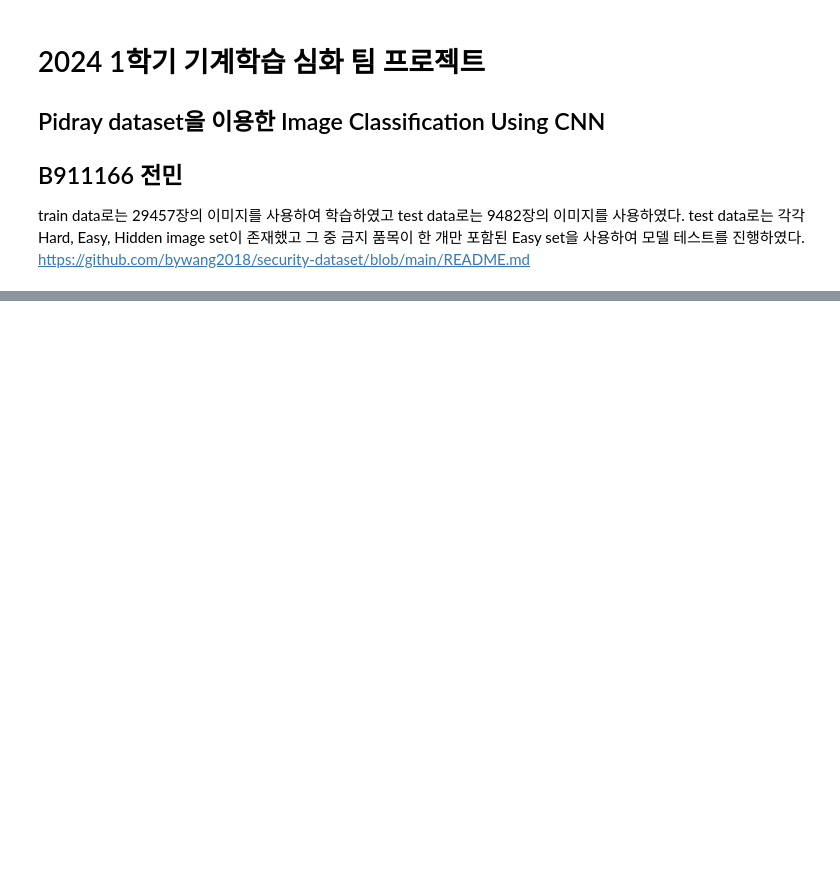
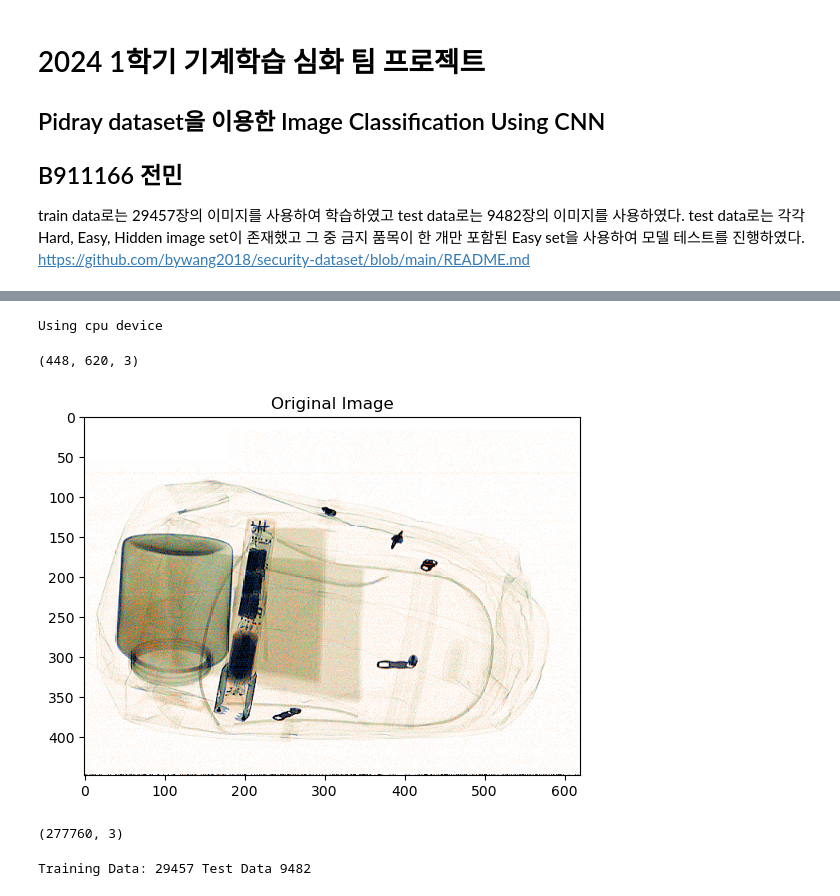
Before and after one commit to riceCakeSsamanKo/Python_Study, a Jupyter notebook: 기계학습 심화/final_exam_x-ray_cnn/Pidray_cnn.ipynb, the cells around one changed output, grey strips where cells are left out. Cells and saved outputs as stored; diff of their text form; code cells hidden in the pictures; blank space fills up the shorter version.

```diff
--- a/기계학습 심화/final_exam_x-ray_cnn/Pidray_cnn.ipynb
+++ b/기계학습 심화/final_exam_x-ray_cnn/Pidray_cnn.ipynb
@@ -31,3 +15,10 @@ import os
 import torch
 import torch.nn as nn
 import torch.optim as optim
+# %%
+device = "cuda" if torch.cuda.is_available() else "cpu"
+print(f"Using {device} device")
+
+root = './'
+# %% [output]
+Using cpu device
@@ -33,0 +29,21 @@ import torch.optim as optim
+# %%
+# load image
+img =  cv2.imread('./pidray/train/images/xray_00000.png') # Reads an image into BGR Format
+
+img = cv2.cvtColor(img,cv2.COLOR_BGR2RGB)   #load image with RGB format
+img_size = img.shape
+print(img_size)
+# %% [output]
+(448, 620, 3)
+# %%
+# Display original image
+plt.imshow(img)
+plt.title("Original Image")
+plt.show()
+# %% [output]
+[figure, added]
+# %%
+all_pixels  = img.reshape((-1,3)).astype(float) # all_pixels : data
+print(all_pixels.shape)
+# %% [output]
+(277760, 3)
@@ -33,0 +87,23 @@ import torch.optim as optim
+# %%
+trans = transforms.Compose([
+    transforms.ToTensor(),
+    transforms.Normalize((0.5, 0.5, 0.5), (0.5, 0.5, 0.5)), # 노말리이징: (원래 데이터 x - μ) / σ   μ=(0.5,0.5,0.5) σ = (0.5, 0.5, 0.5). 값이 세개인 이유는 RGB라서 채널이 세개이기 떄문
+    transforms.Resize((480,600)) # 모든 이미지를 480 x 600의 사이즈로 리사이징
+])
+
+train_image_dir = './Pidray/train/images'
+train_label_dir = './Pidray/train/labels'
+test_image_dir = './Pidray/test/images'
+test_label_dir = './Pidray/test/labels'
+
+train_data = CustomDataset(train_image_dir, train_label_dir, transform=trans)
+test_data = CustomDataset(test_image_dir, test_label_dir, transform=trans)
+
+print('Training Data:', len(train_data), 'Test Data', len(test_data))
+
+
+batch_size = 64
+train_loader = torch.utils.data.DataLoader(train_data,batch_size=batch_size,shuffle=True)
+test_loader = torch.utils.data.DataLoader(test_data,batch_size=batch_size,shuffle=False)
+# %% [output]
+Training Data: 29457 Test Data 9482
```
Also changed, not shown: parts of 11 cells of this notebook, 2 other files.
